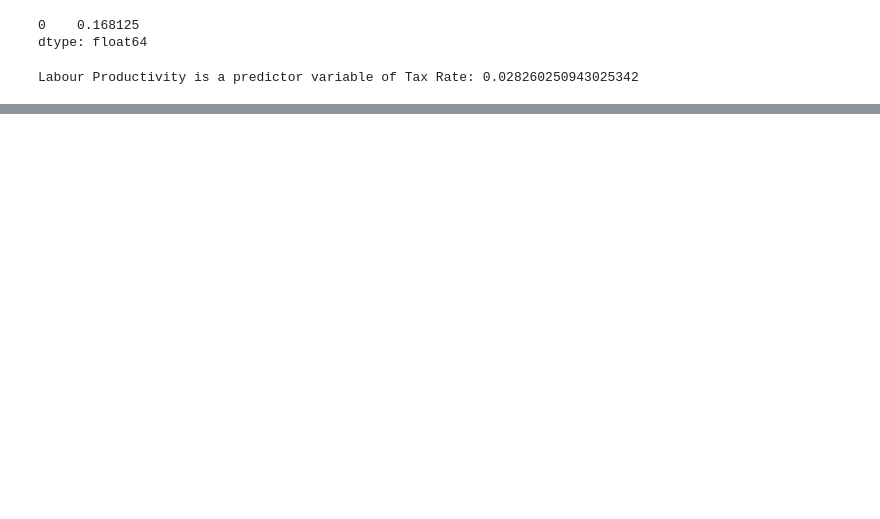
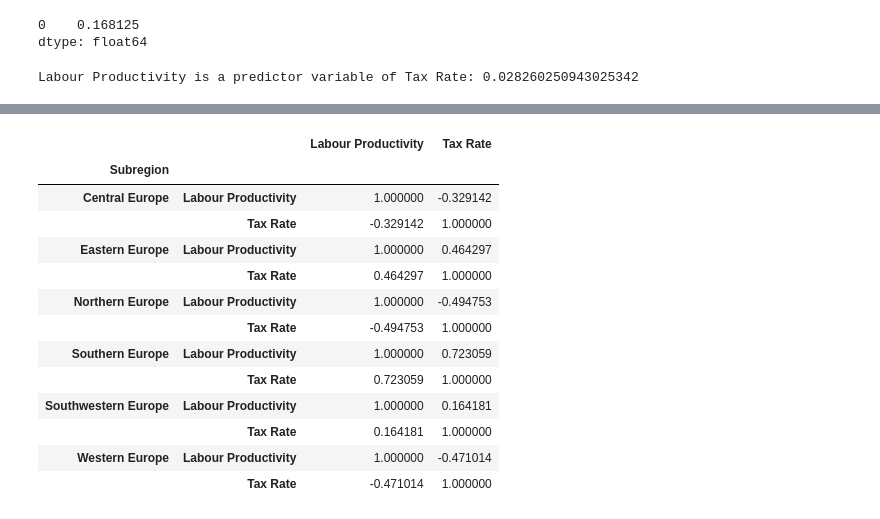
Before and after one commit to JoanneLin168/ADS-European-Productivity, a Jupyter notebook: Notebooks/unemploymentTaxRateDataset.ipynb, the cells around one changed output, grey strips where cells are left out. Saved outputs shown, nothing was run; the diff lists cells and outputs as text; code cells hidden in the pictures; blank space fills up the shorter version.

```diff
--- a/Notebooks/unemploymentTaxRateDataset.ipynb
+++ b/Notebooks/unemploymentTaxRateDataset.ipynb
@@ -300,0 +366,19 @@ Labour Productivity is a predictor variable of Tax Rate: 0.028260250943025342
+# %%
+# Look at correlation between labour productivity and tax rate on low wage earners
+df_corr_regions = df_regions.groupby(df_regions['Subregion']).corr(numeric_only=True)
+df_corr_regions
+# %% [output]
+|  |  | Labour Productivity | Tax Rate |
+| Subregion |  |  |  |
+| Central Europe | Labour Productivity | 1.000000 | -0.329142 |
+|  | Tax Rate | -0.329142 | 1.000000 |
+| Eastern Europe | Labour Productivity | 1.000000 | 0.464297 |
+|  | Tax Rate | 0.464297 | 1.000000 |
+| Northern Europe | Labour Productivity | 1.000000 | -0.494753 |
+|  | Tax Rate | -0.494753 | 1.000000 |
+| Southern Europe | Labour Productivity | 1.000000 | 0.723059 |
+|  | Tax Rate | 0.723059 | 1.000000 |
+| Southwestern Europe | Labour Productivity | 1.000000 | 0.164181 |
+|  | Tax Rate | 0.164181 | 1.000000 |
+| Western Europe | Labour Productivity | 1.000000 | -0.471014 |
+|  | Tax Rate | -0.471014 | 1.000000 |
```
Also changed, not shown: parts of 8 cells of this notebook.
